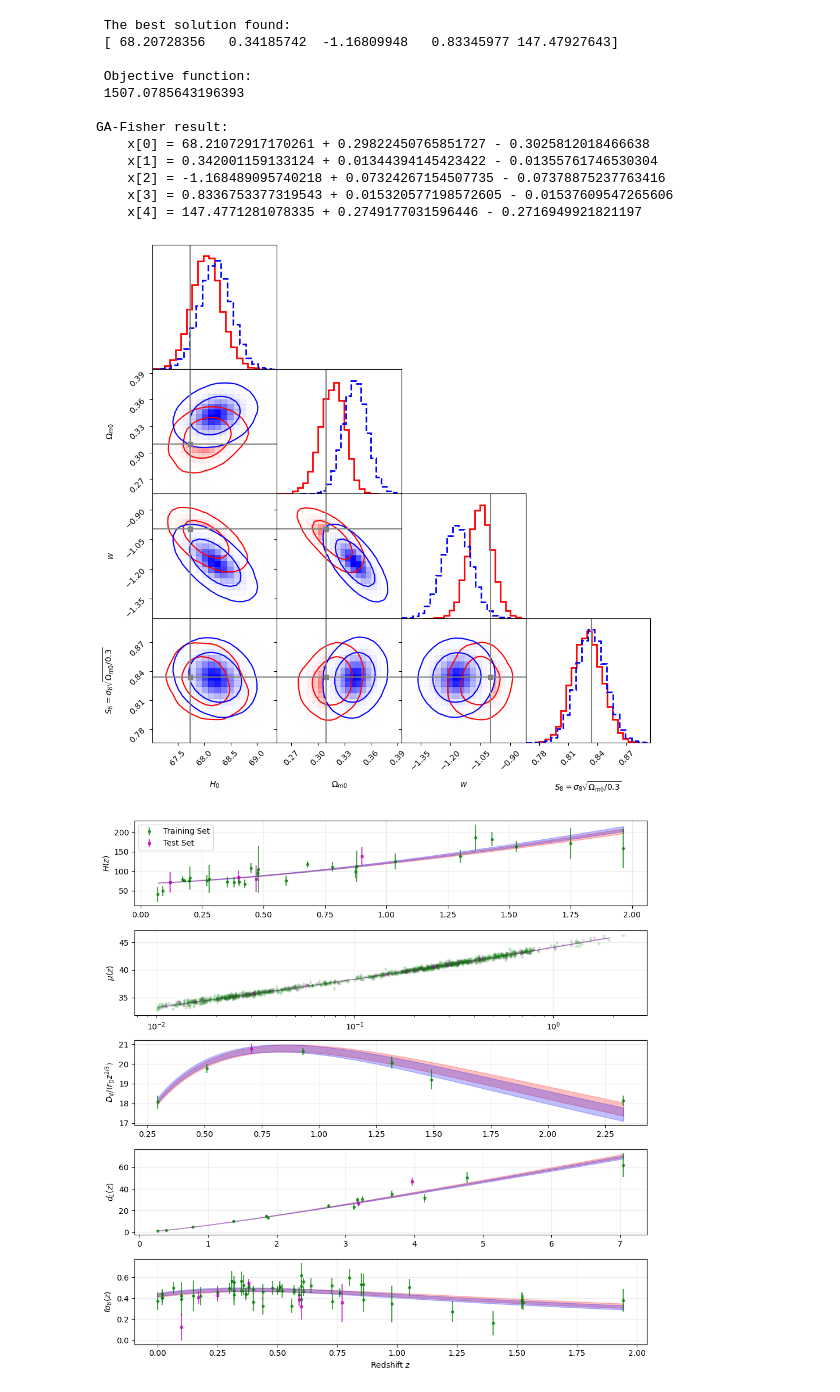
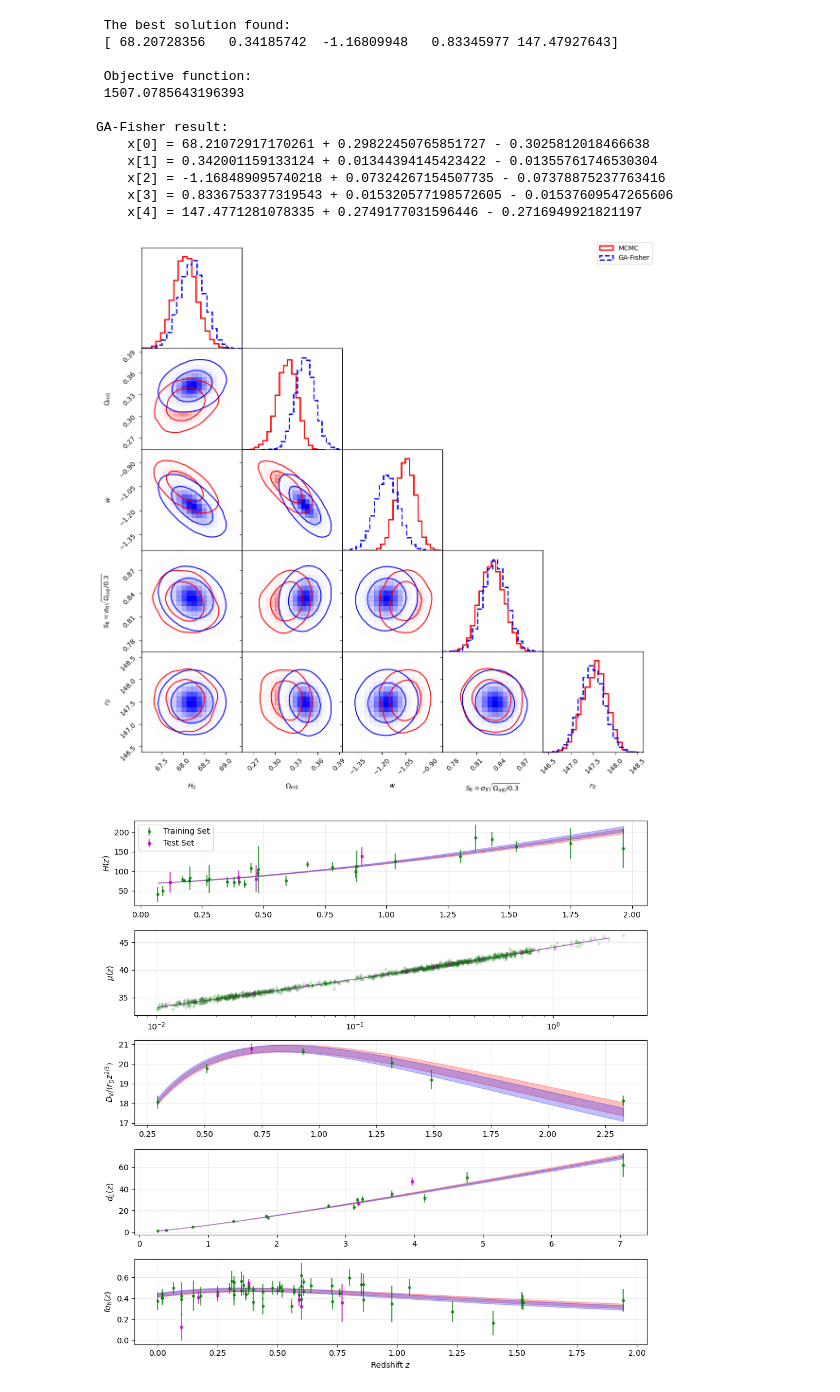
Before and after one commit to reggiebernardo/cosmo_learn, a Jupyter notebook: cosmo_tutorial.ipynb, the cells around one changed output. Cells and saved outputs as stored; diff of their text form; code cells hidden in the pictures.

```diff
--- a/cosmo_tutorial.ipynb
+++ b/cosmo_tutorial.ipynb
@@ -384,24 +362,24 @@ GA-Fisher result:
     x[3] = 0.8336753377319543 + 0.015320577198572605 - 0.01537609547265606
     x[4] = 147.4771281078335 + 0.2749177031596446 - 0.2716949921821197
 # %%
-# labels = [r'$H_0$', r'$\Omega_{m0}$', r'$w$', r'$S_8=\sigma_8 \sqrt{\Omega_{m0}/0.3}$']
+labels = [r'$H_0$', r'$\Omega_{m0}$', r'$w$', r'$S_8=\sigma_8 \sqrt{\Omega_{m0}/0.3}$']
 params_true = [67.74, 0.3095, -0.997, 0.834]
 # params_true = [70, 0.3, -1, 0.8]
 
-corner_plot = add_corner(mcmc_samples[:,:4], labels, color='red', ls='-')
-add_corner(gaFisher_samples[:,:4], labels, fig=corner_plot, color='blue', ls='--', \
-           add_truth=params_true, truth_color='gray')
+# corner_plot = add_corner(mcmc_samples[:,:4], labels, color='red', ls='-')
+# add_corner(gaFisher_samples[:,:4], labels, fig=corner_plot, color='blue', ls='--', \
+#            add_truth=params_true, truth_color='gray')
 
-# corner_plot = add_corner(mcmc_samples, labels+[r'$r_{\rm D}$'], color='red', ls='-')
-# add_corner(gaFisher_samples, labels+[r'$r_{\rm D}$'], fig=corner_plot, color='blue', ls='--')
+corner_plot = add_corner(mcmc_samples, labels+[r'$r_{\rm D}$'], color='red', ls='-')
+add_corner(gaFisher_samples, labels+[r'$r_{\rm D}$'], fig=corner_plot, color='blue', ls='--')
 
-# legend_labels = ['MCMC', 'GA-Fisher']
-# corner_plot.legend(legend_labels, loc='upper right')
+legend_labels = ['MCMC', 'GA-Fisher']
+corner_plot.legend(legend_labels, loc='upper right')
 corner_plot.tight_layout(); corner_plot.subplots_adjust(hspace=0, wspace=0)
 # corner_plot.savefig('figs/corner_name.pdf', bbox_inches='tight')
 plt.show()
 # %% [output]
-[figure, old version]
+[figure, new version]
 # %%
 fig, ax=my_cosmo_learn.show_mocks(show_input=False)
 n_sigma_rec=2
```
Also changed, not shown: parts of 7 cells of this notebook, 1 other file.
